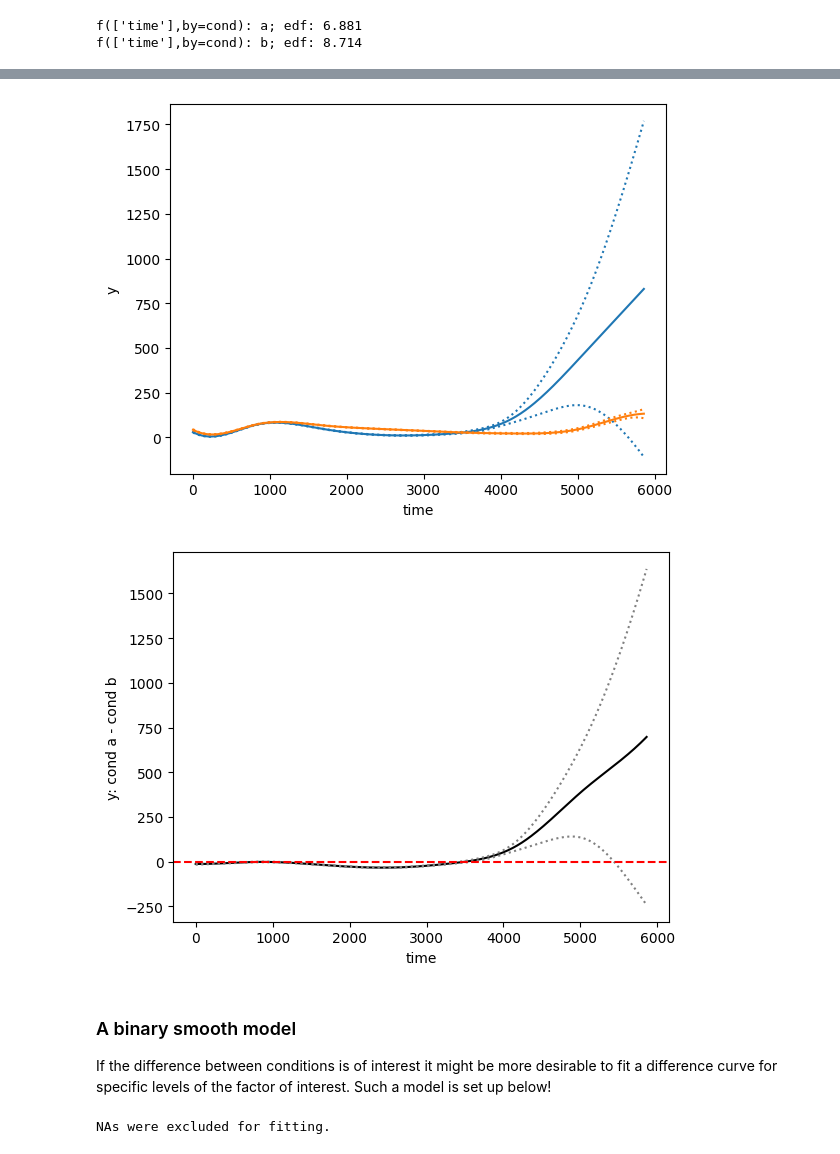
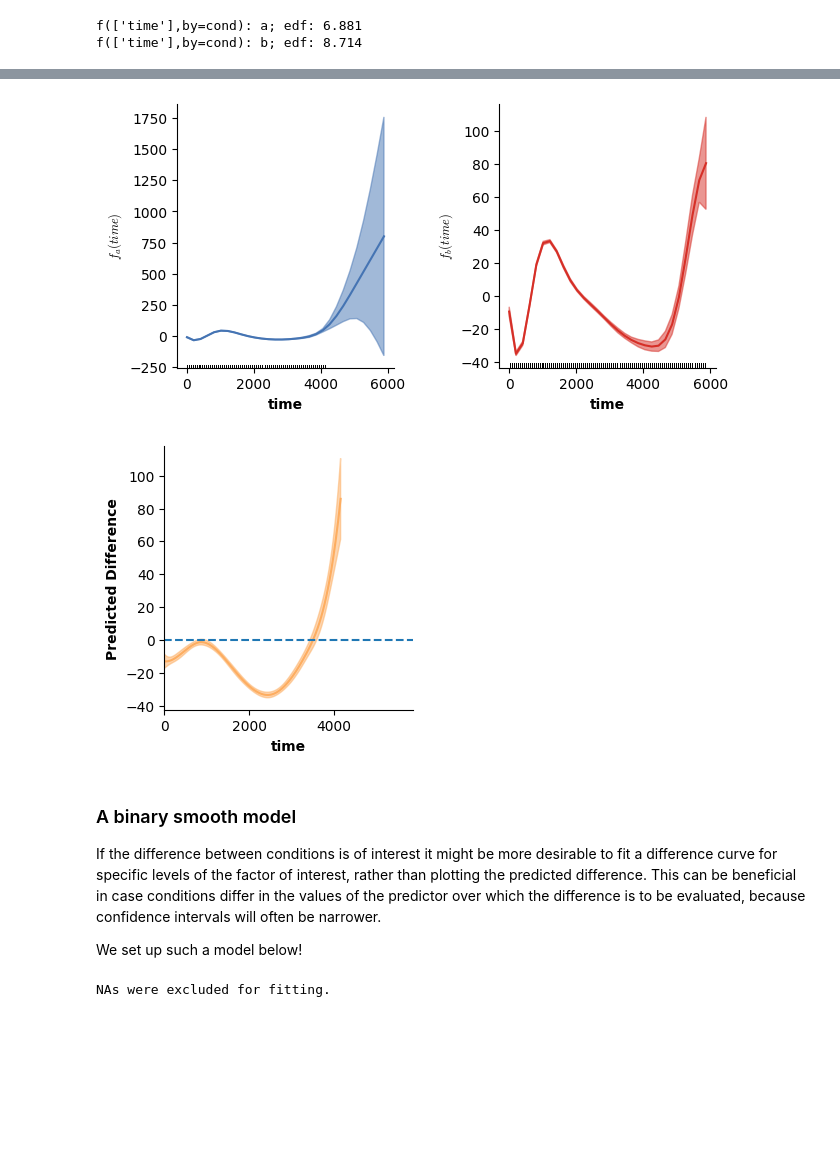
Before and after one commit to JoKra1/mssmViz, a Jupyter notebook: 1) GAMMs.ipynb, the cells around one changed output, grey strips where cells are left out. Saved outputs shown, nothing was run; the diff lists cells and outputs as text; code cells hidden in the pictures; blank space fills up the shorter version.

Commit message:
Added visualization code for GAMMS

```diff
--- a/1) GAMMs.ipynb
+++ b/1) GAMMs.ipynb
@@ -208,53 +190,44 @@ plt.show()
-# %%
-# Fixed prediction (using not only the f(time) but also a and b1!) for all conditions
-# Basically the model prediction per condition.
-# Note how the y-axis changes but not the shape of the smooths!
-
-for ci,c in enumerate(["a","b"]):
-    # Set up some new data for prediction
-    time_pred = [t for t in range(0,max(dat["time"]),20)]
-
-    new_dat = pd.DataFrame({"cond":[c for _ in range(len(time_pred))],
-                            "time":time_pred})
-
-    # Make prediction using all terms in the model - set the first argument to None
-    pred,_,b = model2.predict(None,new_dat,ci=True,alpha=0.05)
-    plt.plot(time_pred,pred,color=colors[ci])
-    plt.plot(time_pred,pred+b,color=colors[ci], linestyle='dotted')
-    plt.plot(time_pred,pred-b,color=colors[ci], linestyle='dotted')
-
-plt.xlabel("time")
-plt.ylabel("y")
-plt.show()
-# %% [output]
-[figure, removed]
+# %%
+# Partial prediction (using only the f(time)) for all conditions
+# Basically what plot(model) does in R in case model was obtained from mgcv
+fig = plt.figure(figsize=(2*single_size,single_size),layout='constrained')
+axs = fig.subplots(1,2,gridspec_kw={"wspace":0.1})
+plot(model2,axs=axs)
+plt.show()
+# %% [output]
+[figure, added]
 # %%
 # Difference predictions between two conditions!
-# Allows us to plot the predicted difference over time between conditions a and b.
-# This is basically the difference between the two curves shown in the last plot -
+# `plot_diff` allows us to plot the predicted difference over time between conditions a and b.
+# Note that `plot_diff` does by default take into account all terms included in the model,
 # so the offset differences induced by a and b1 are taken into account!!
+# Check the doc string if you want to know more!
+# To access doc-strings, simply print function.__doc__:
+# print(plot_diff.__doc__)
+
 time_pred = [t for t in range(0,max(dat["time"]),20)]
 new_dat1 = pd.DataFrame({"cond":["a" for _ in range(len(time_pred))],
                          "time":time_pred})
 
 new_dat2 = pd.DataFrame({"cond":["b" for _ in range(len(time_pred))],
                          "time":time_pred})
 
-diff,b = model2.predict_diff(new_dat1,new_dat2,None)
-
-plt.plot(time_pred,diff,color='black')
-plt.plot(time_pred,diff + b,color='grey', linestyle='dotted')
-plt.plot(time_pred,diff - b,color='grey', linestyle='dotted')
-plt.axhline(0,color="red",linestyle="dashed")
-plt.xlabel("time")
-plt.ylabel("y: cond a - cond b")
+# Note, by default `plot_diff` excludes predictor ranges for which one of the two conditions
+# contains no values (time > 4000 only exists in cond b). This behavior can be changed with
+# the `plot_exist` keyword.
+fig = plt.figure(figsize=(single_size,single_size),layout='constrained')
+ax = fig.subplots(1,1)
+plot_diff(new_dat1,new_dat2,["time"],model2,ax=ax)
+ax.axhline(0,linestyle='dashed')
 plt.show()
 # %% [output]
-[figure, old version]
+[figure, new version]
 # %% [markdown]
 ### A binary smooth model
-If the difference between conditions is of interest it might be more desirable to fit a difference curve for specific levels of the factor of interest.
-Such a model is set up below!
+
+If the difference between conditions is of interest it might be more desirable to fit a difference curve for specific levels of the factor of interest, rather than plotting the predicted difference. This can be beneficial in case conditions differ in the values of the predictor over which the difference is to be evaluated, because confidence intervals will often be narrower.
+
+We set up such a model below!
 # %%
 formula3 = Formula(lhs=lhs("y"), # The dependent variable - here y!
                         terms=[i(), # The intercept, a
```
Also changed, not shown: parts of 105 cells of this notebook, 11 other files.
